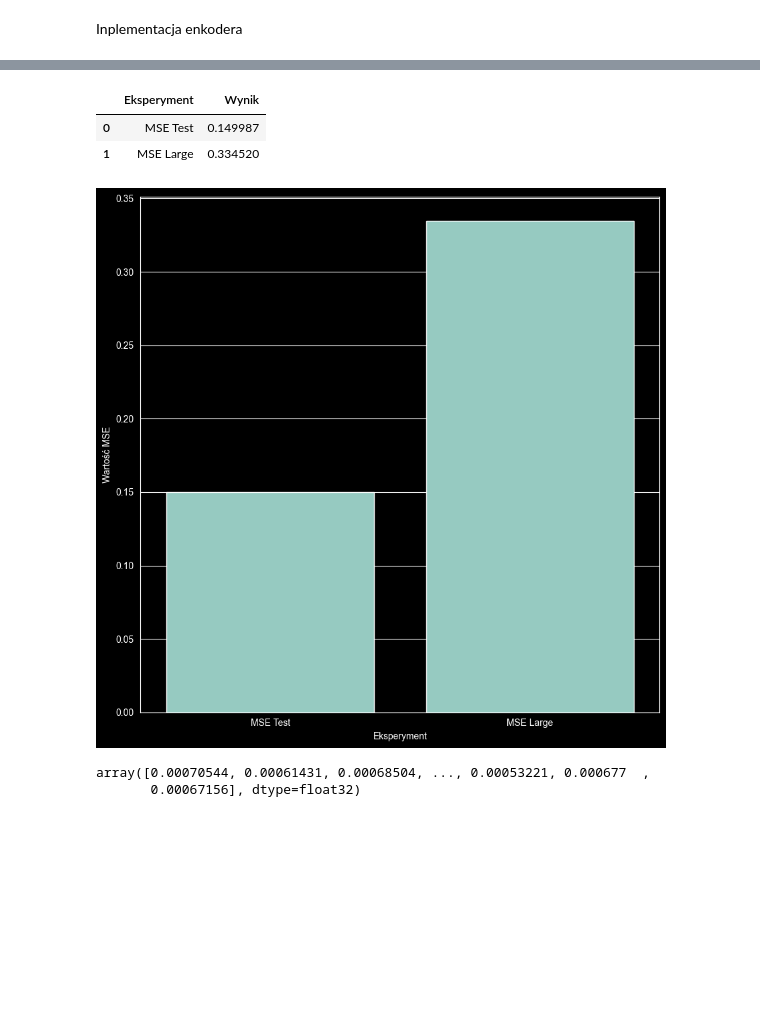
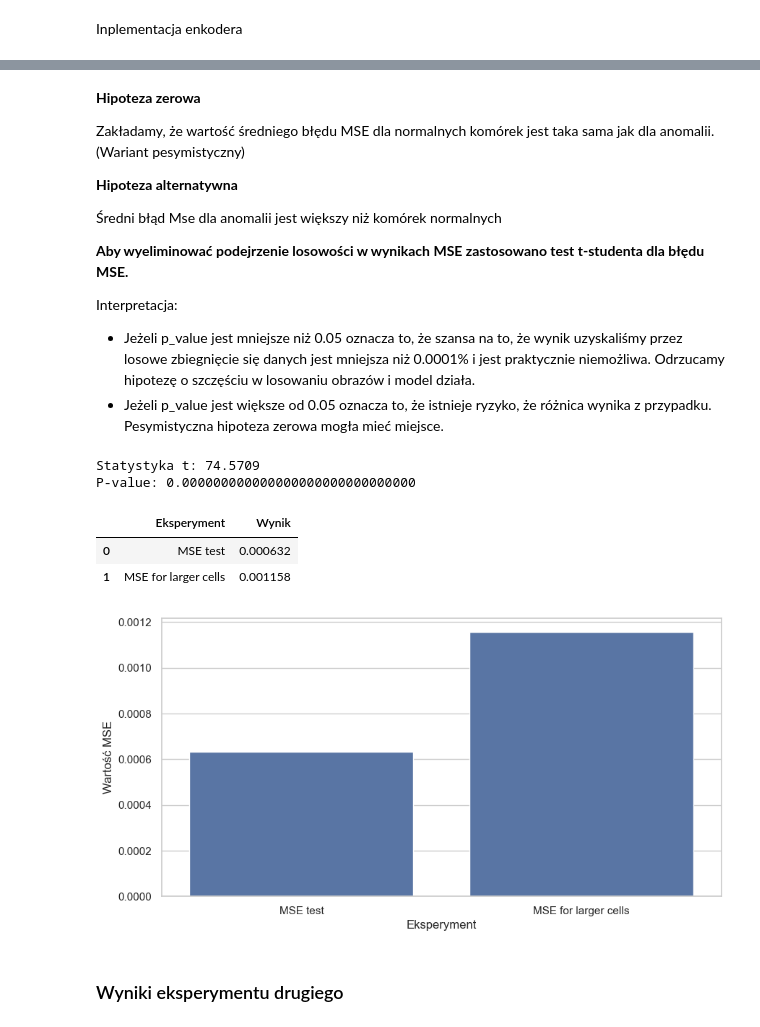
Before and after one commit to kosinus2000/Projekt_Inzynierski, a Jupyter notebook: notebooks/03_testy_i_wyniki.ipynb, the cells around one changed output, grey strips where cells are left out. Cells and saved outputs as stored; diff of their text form; code cells hidden in the pictures; blank space fills up the shorter version.

```diff
--- a/notebooks/03_testy_i_wyniki.ipynb
+++ b/notebooks/03_testy_i_wyniki.ipynb
@@ -321,0 +379,7 @@ MSE Normal: 0.149987
+# %%
+decoded_test = enkoder.predict(x_test_data)
+mse_test = enkoder.evaluate(x_test_data, x_test_data, verbose=0)[2]
+
+print(f"MSE Normal: {mse_test:.6f}")
+
+visualize_output(x_test_data, decoded_test, 10)
@@ -342,5 +412,5 @@ plt.show()
 # %%
-test = [{'Eksperyment': 'MSE Test', 'Wynik': mse_test}]
+test = [{'Eksperyment': 'MSE test', 'Wynik': mse_test}]
 
 mse_dataset = pd.DataFrame(test, columns=['Eksperyment', 'Wynik'])
 mse_dataset
@@ -352,8 +422,8 @@ Wyniki eksperymentu pierwszego
 # %%
 x_large_cells_data = preprocess(larger_cells_set)
 
-decoded_large_cells = enkoder.predict(x_large_cells_data)
-mse_large = enkoder.evaluate(x_large_cells_data, x_large_cells_data, verbose=0)[0]
+decoded_large_cells = enkoder.predict(x_large_cells_data, verbose = 0)
+mse_large = enkoder.evaluate(x_large_cells_data, x_large_cells_data, verbose=2)[2]
 
 print(f"MSE Large:  {mse_large:.6f}")
 
@@ -384,22 +454,41 @@ plt.show()
+# %% [markdown]
+**Hipoteza zerowa**
+
+Zakładamy, że wartość średniego błędu MSE dla normalnych komórek jest taka sama jak dla anomalii. (Wariant pesymistyczny)
+
+**Hipoteza alternatywna**
+
+Średni błąd Mse dla anomalii jest większy niż komórek normalnych
+
+**Aby wyeliminować podejrzenie losowości w wynikach MSE zastosowano test t-studenta dla błędu MSE.**
+
+Interpretacja:
+* Jeżeli p_value jest mniejsze niż 0.05 oznacza to, że szansa na to, że wynik uzyskaliśmy przez losowe zbiegnięcie się danych jest mniejsza niż 0.0001% i jest praktycznie niemożliwa. Odrzucamy hipotezę o szczęściu w losowaniu obrazów i model działa.
+* Jeżeli p_value jest większe od 0.05 oznacza to, że istnieje ryzyko, że różnica wynika z przypadku. Pesymistyczna hipoteza zerowa mogła mieć miejsce.
+# %%
+t_stat1, p_val1 = ttest_ind(mse_large_per_image, mse_test_per_image,
+                          equal_var=False, alternative='greater')
+
+print(f"Statystyka t: {t_stat1:.4f}")
+print(f"P-value: {p_val1:.30f}")
+# %% [output]
+Statystyka t: 74.5709
+P-value: 0.000000000000000000000000000000
 # %%
-larger_cells = [{'Eksperyment': 'MSE Large', 'Wynik': mse_large}]
+larger_cells = [{'Eksperyment': 'MSE for larger cells', 'Wynik': mse_large}]
 
 mse_dataset = pd.concat([mse_dataset, pd.DataFrame(larger_cells)],ignore_index=True)
 mse_dataset
 # %% [output]
 |  | Eksperyment | Wynik |
-| 0 | MSE Test | 0.149987 |
-| 1 | MSE Large | 0.334520 |
+| 0 | MSE test | 0.000632 |
+| 1 | MSE for larger cells | 0.001158 |
 # %%
-plt.figure(figsize=(10, 10))
+plt.figure(figsize=(10, 5))
 sns.barplot(data=mse_dataset, y='Wynik',x='Eksperyment')
 plt.ylabel("Wartość MSE")
 plt.show()
 # %% [output]
-[figure, old version]
+[figure, new version]
-# %%
-mse_per_image = np.mean(np.square(x_test_data - decoded_test), axis=(1, 2, 3))
-mse_per_image
-# %% [output]
-array([0.00070544, 0.00061431, 0.00068504, ..., 0.00053221, 0.000677  ,
-       0.00067156], dtype=float32)
+# %% [markdown]
+### Wyniki eksperymentu drugiego
```
Also changed, not shown: parts of 50 cells of this notebook, 1 other file.
